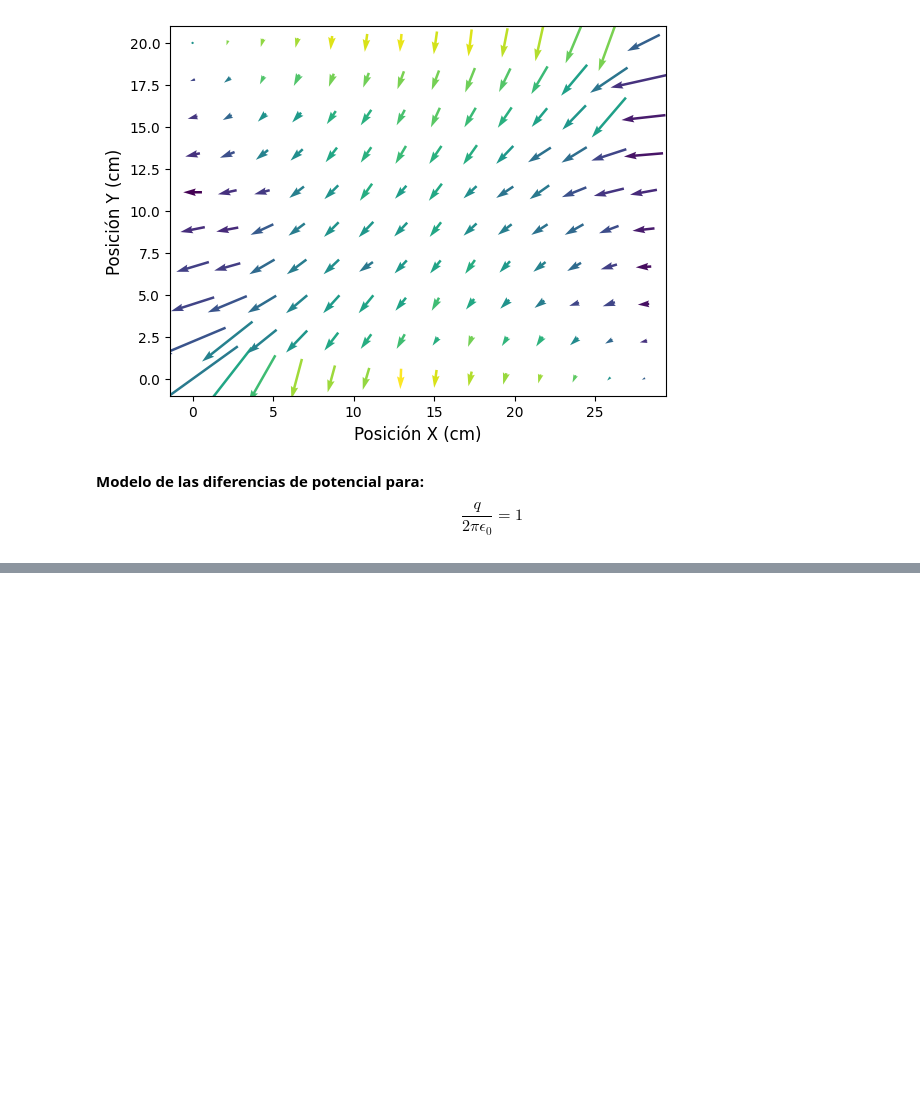
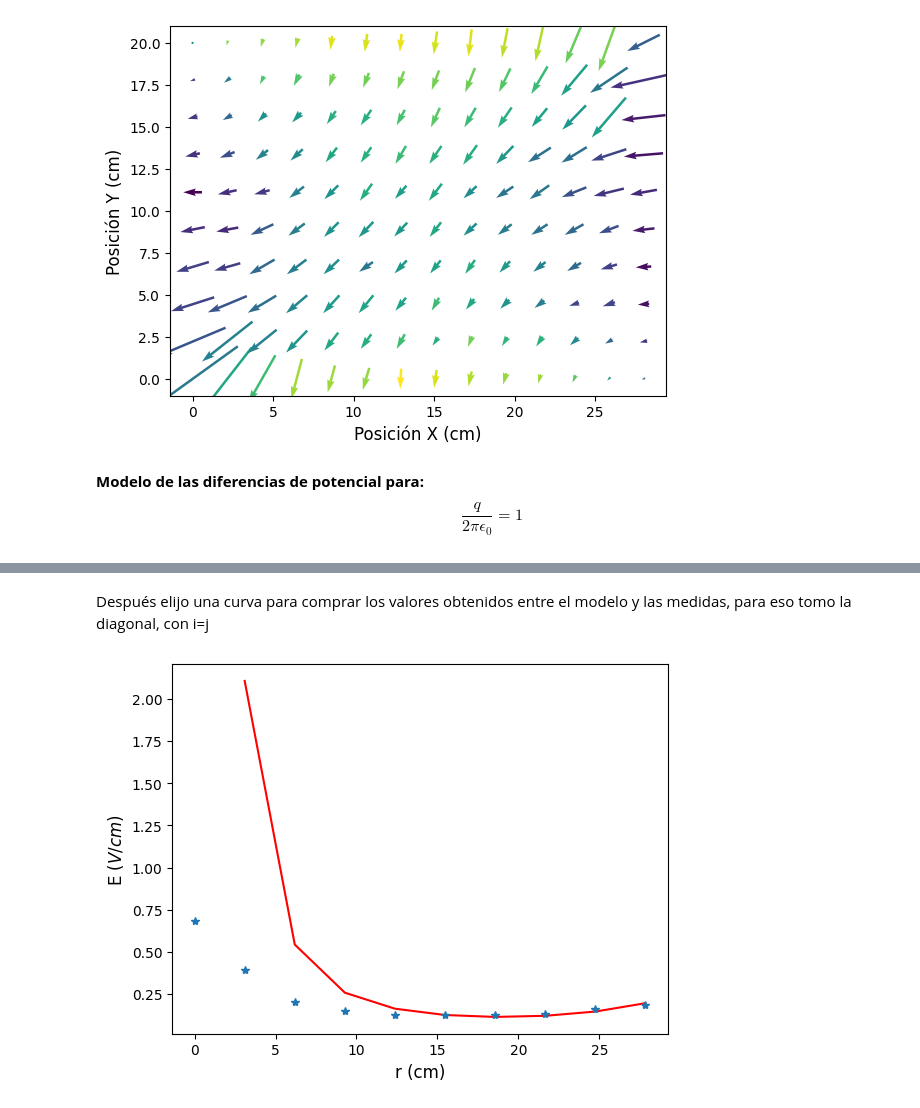
Before and after one commit to PabloDome/Fisica2, a Jupyter notebook: Fisica2_CampoElectrico.ipynb, the cells around one changed output, grey strips where cells are left out. Drawn from its saved outputs; the diff is of its cells as text; code cells hidden in the pictures; blank space fills up the shorter version.

```diff
--- a/Fisica2_CampoElectrico.ipynb
+++ b/Fisica2_CampoElectrico.ipynb
@@ -72,0 +70,23 @@ plt.show()
+# %% [markdown]
+Después elijo una curva para comprar los valores obtenidos entre el modelo y las medidas, para eso tomo la diagonal, con i=j
+# %%
+E = []
+E_mod = []
+r = []
+C = 20.0
+
+for i in range(10):
+    for j in range(14):
+        if i == j :
+            E.append(np.sqrt(u[i,j]*u[i,j] + v[i,j]*v[i,j]))
+            E_mod.append(C*np.sqrt(u_mod[i,j]*u_mod[i,j] + v_mod[i,j]*v_mod[i,j]))
+            r.append(np.sqrt(x[i,j]*x[i,j] + y[i,j]*y[i,j]))
+
+plt.plot(r, E_mod, '-', color = 'r')
+plt.plot(r, E, '*')
+
+plt.ylabel('E ($V / cm$)', fontsize = 12)
+plt.xlabel('r (cm)', fontsize = 12)
+plt.show()
+# %% [output]
+[figure, added]
```
Also changed, not shown: parts of 4 cells of this notebook.
